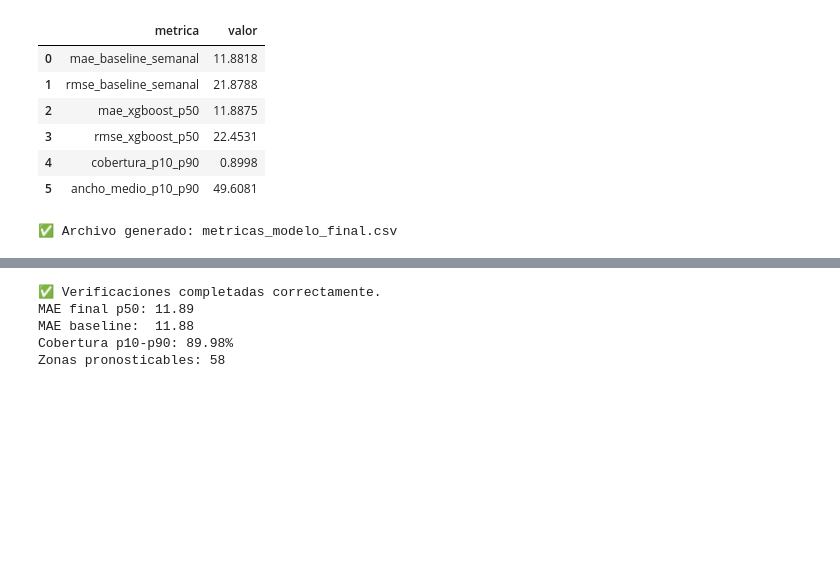
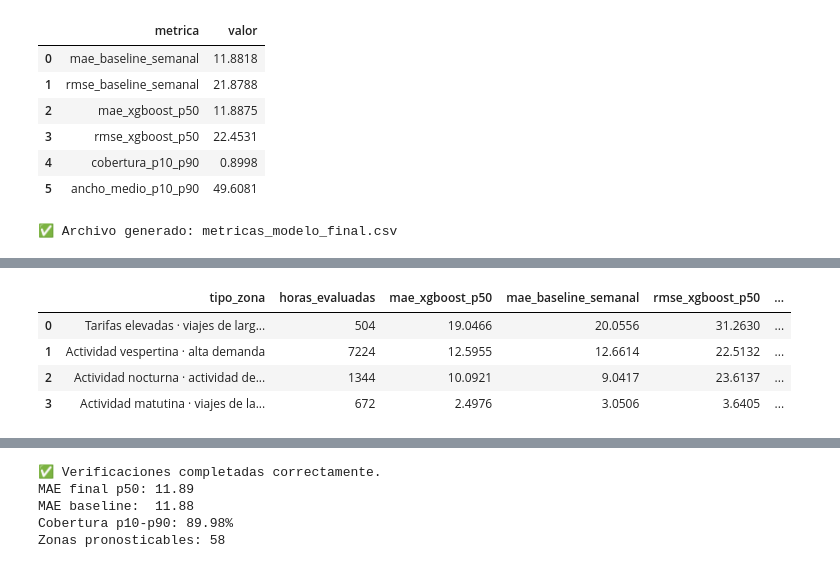
Before and after one commit to IsaiZepeda04/taxis-nyc, a Jupyter notebook: preparacion.ipynb, the cells around one changed output, grey strips where cells are left out. Saved outputs shown, nothing was run; the diff lists cells and outputs as text; code cells hidden in the pictures; blank space fills up the shorter version.

```diff
--- a/preparacion.ipynb
+++ b/preparacion.ipynb
@@ -3153,0 +3182,63 @@ print(
+# %%
+# ============================================================
+# 63. MÉTRICAS POR TIPO DE ZONA
+# ============================================================
+
+filas_segmentos = []
+
+for nombre_grupo, grupo in evaluacion_segmentos.groupby(
+    "nombre_grupo",
+    observed=True,
+):
+    real = grupo["viajes"]
+    pred_modelo = grupo["p50"]
+    pred_baseline = grupo["lag_168"]
+
+    cobertura_grupo = (
+        (real >= grupo["p10"])
+        & (real <= grupo["p90"])
+    ).mean()
+
+    filas_segmentos.append({
+        "tipo_zona": nombre_grupo,
+        "horas_evaluadas": len(grupo),
+        "mae_xgboost_p50": mean_absolute_error(
+            real,
+            pred_modelo,
+        ),
+        "mae_baseline_semanal": mean_absolute_error(
+            real,
+            pred_baseline,
+        ),
+        "rmse_xgboost_p50": np.sqrt(
+            mean_squared_error(
+                real,
+                pred_modelo,
+            )
+        ),
+        "cobertura_p10_p90": cobertura_grupo,
+    })
+
+metricas_por_segmento = pd.DataFrame(
+    filas_segmentos
+)
+
+metricas_por_segmento["diferencia_mae"] = (
+    metricas_por_segmento["mae_xgboost_p50"]
+    - metricas_por_segmento["mae_baseline_semanal"]
+)
+
+metricas_por_segmento = metricas_por_segmento.sort_values(
+    "mae_xgboost_p50",
+    ascending=False,
+).reset_index(drop=True)
+
+display(
+    metricas_por_segmento.round(4)
+)
+# %% [output]
+|  | tipo_zona | horas_evaluadas | mae_xgboost_p50 | mae_baseline_semanal | rmse_xgboost_p50 | ... |
+| 0 | Tarifas elevadas · viajes de larg... | 504 | 19.0466 | 20.0556 | 31.2630 | ... |
+| 1 | Actividad vespertina · alta demanda | 7224 | 12.5955 | 12.6614 | 22.5132 | ... |
+| 2 | Actividad nocturna · actividad de... | 1344 | 10.0921 | 9.0417 | 23.6137 | ... |
+| 3 | Actividad matutina · viajes de la... | 672 | 2.4976 | 3.0506 | 3.6405 | ... |
```
Also changed, not shown: parts of 24 cells of this notebook, 4 other files.
